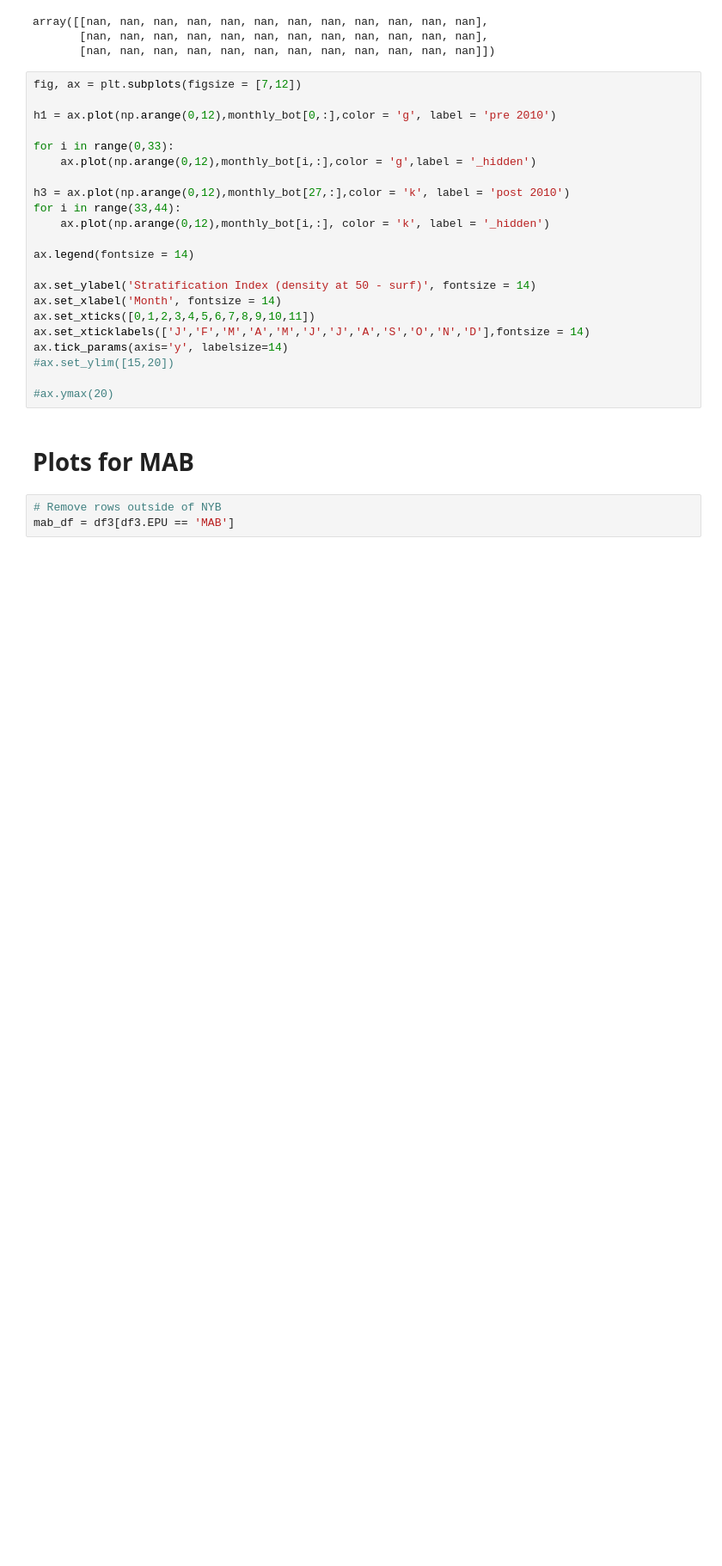
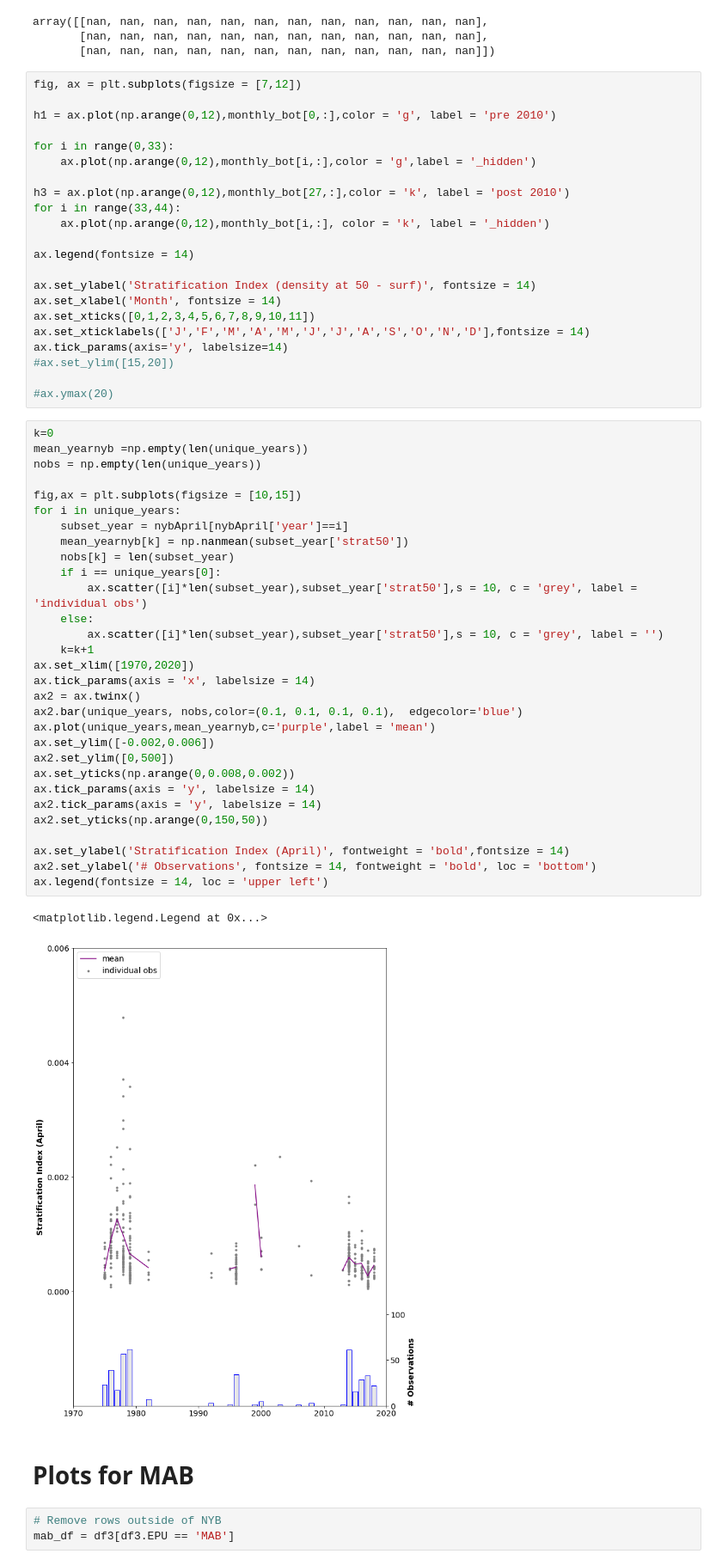
Before and after one commit to lagruenburg/SpringBloom_Stratification, a Jupyter notebook: Stratification/Stratification_seasonally.ipynb, the cells around one changed output. Shown at 86% size. Drawn from its saved outputs; the diff is of its cells as text; blank space fills up the shorter version.

```diff
--- a/Stratification/Stratification_seasonally.ipynb
+++ b/Stratification/Stratification_seasonally.ipynb
@@ -388,6 +384,39 @@ ax.tick_params(axis='y', labelsize=14)
 #ax.set_ylim([15,20])
 
 #ax.ymax(20)
+# %%
+k=0
+mean_yearnyb =np.empty(len(unique_years))
+nobs = np.empty(len(unique_years))
+
+fig,ax = plt.subplots(figsize = [10,15])
+for i in unique_years:
+    subset_year = nybApril[nybApril['year']==i]
+    mean_yearnyb[k] = np.nanmean(subset_year['strat50'])
+    nobs[k] = len(subset_year)
+    if i == unique_years[0]:
+        ax.scatter([i]*len(subset_year),subset_year['strat50'],s = 10, c = 'grey', label = 'individual obs')
+    else:
+        ax.scatter([i]*len(subset_year),subset_year['strat50'],s = 10, c = 'grey', label = '')
+    k=k+1
+ax.set_xlim([1970,2020])
+ax.tick_params(axis = 'x', labelsize = 14)
+ax2 = ax.twinx()
+ax2.bar(unique_years, nobs,color=(0.1, 0.1, 0.1, 0.1),  edgecolor='blue')
+ax.plot(unique_years,mean_yearnyb,c='purple',label = 'mean')
+ax.set_ylim([-0.002,0.006])
+ax2.set_ylim([0,500])
+ax.set_yticks(np.arange(0,0.008,0.002))
+ax.tick_params(axis = 'y', labelsize = 14)
+ax2.tick_params(axis = 'y', labelsize = 14)
+ax2.set_yticks(np.arange(0,150,50))
+
+ax.set_ylabel('Stratification Index (April)', fontweight = 'bold',fontsize = 14)
+ax2.set_ylabel('# Observations', fontsize = 14, fontweight = 'bold', loc = 'bottom')
+ax.legend(fontsize = 14, loc = 'upper left')
+# %% [output]
+<matplotlib.legend.Legend at 0x...>
+[figure, added]
 # %% [markdown]
 # Plots for MAB
 # %%
```
Also changed, not shown: parts of 3 cells of this notebook.
